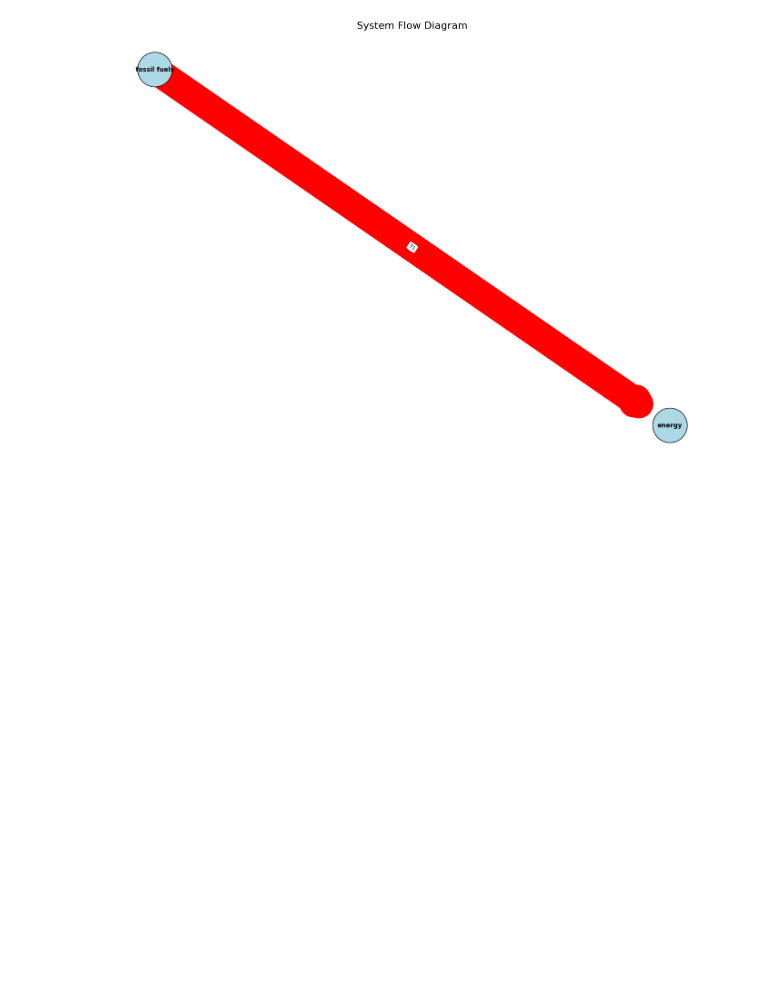
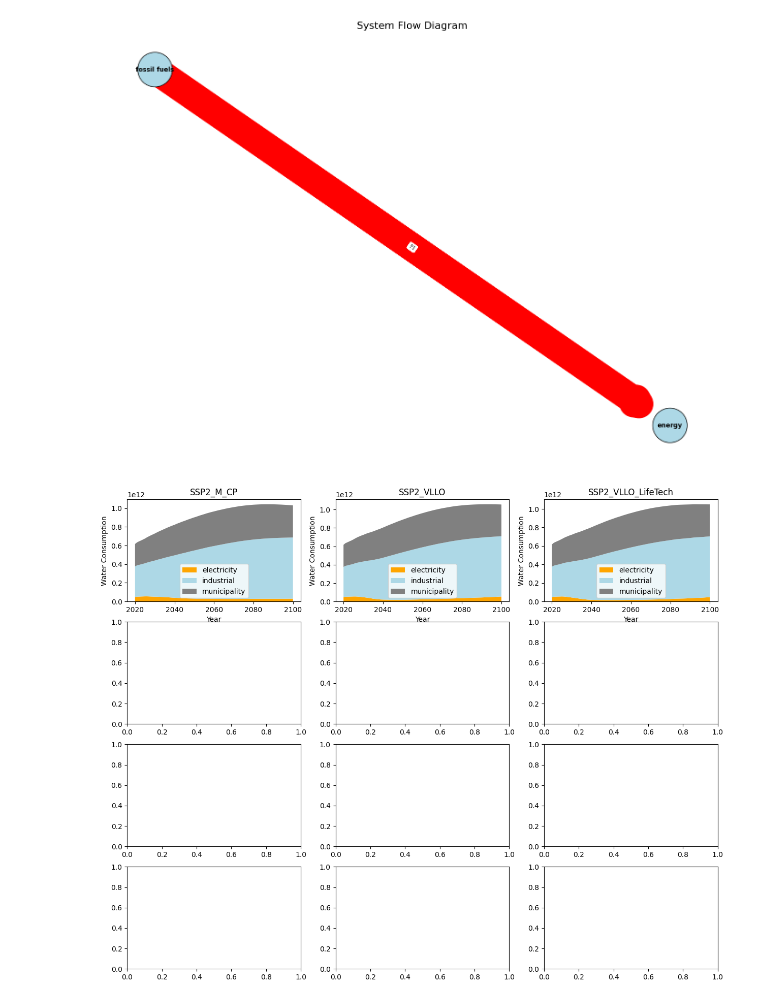
Before and after one commit to imagepbl/image-materials, a Jupyter notebook: imagematerials/rest_of/scripts_test/all_resources.ipynb, the cells around one changed output. Saved outputs shown, nothing was run; the diff lists cells and outputs as text; code cells hidden in the pictures; blank space fills up the shorter version.

Commit message:
visualization

```diff
--- a/imagematerials/rest_of/scripts_test/all_resources.ipynb
+++ b/imagematerials/rest_of/scripts_test/all_resources.ipynb
@@ -496,3 +496,35 @@ plt.tight_layout()
 plt.show()
 # %% [output]
 [figure]
+# %%
+# Create a figure with 3 scenarios as columsn and 4 materials as rows
+fig, axes = plt.subplots(nrows=4, ncols=3, figsize=(15, 12), sharey=False)
+ax1, ax2, ax3 = axes[0]
+ax4, ax5, ax6 = axes[1]
+ax7, ax8, ax9 = axes[2]
+
+
+# Scenario titles
+for ax, scenario in zip([ax1, ax2, ax3], scenario_list):
+    ax.set_title(scenario)
+
+
+for ax, scenario in zip(axes[0], scenario_list):
+    ax.set_title(scenario)
+    years = results[scenario]['water'][0].loc[2020:].index
+    electricity = results[scenario]['water'][0].sum(axis=1).loc[2020:]
+    industrial  = results[scenario]['water'][1].sum(axis=1).loc[2020:]
+    municipality= results[scenario]['water'][2].sum(axis=1).loc[2020:]
+    ax.stackplot(
+        years,
+        electricity,
+        industrial,
+        municipality,
+        labels=['electricity', 'industrial', 'municipality'],
+        colors=['orange', 'lightblue', 'gray']
+    )
+    ax.set_xlabel('Year')
+    ax.set_ylabel('Water Consumption')
+    ax.legend()
+# %% [output]
+[figure, added]
```
Also changed, not shown: parts of 1 cell of this notebook, 2 other files.
